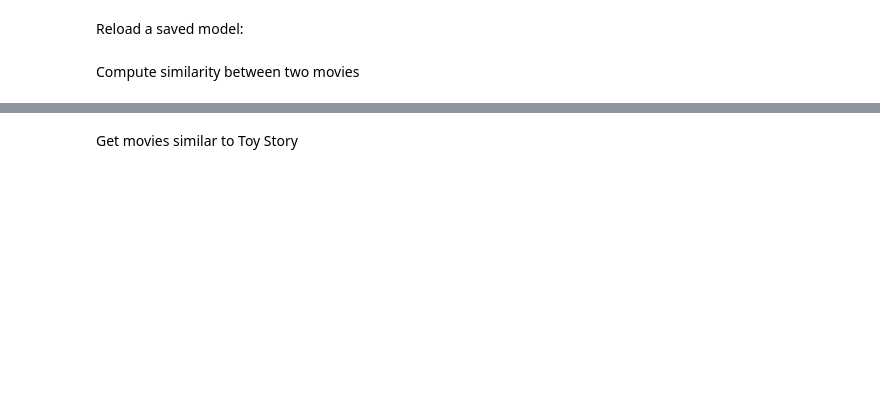
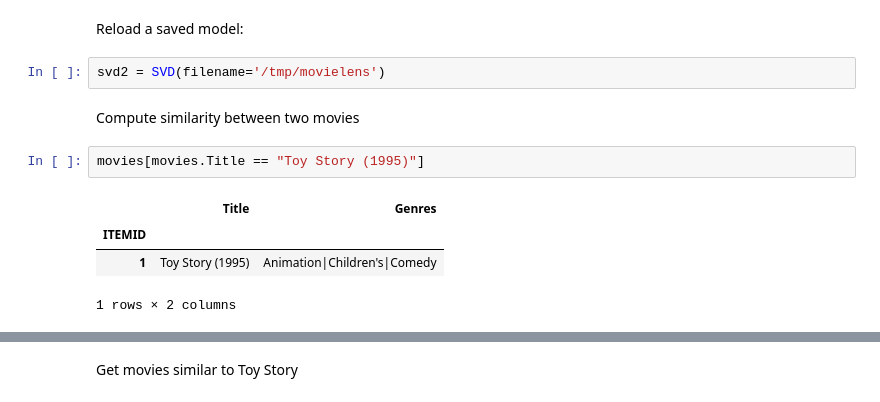
Before and after one commit to saryamane/DAT_SF_5, a Jupyter notebook: iPython notebooks/DAT5-lab11.ipynb, the cells around one changed output, grey strips where cells are left out. Cells and saved outputs as stored; diff of their text form; blank space fills up the shorter version.

```diff
--- a/iPython notebooks/DAT5-lab11.ipynb
+++ b/iPython notebooks/DAT5-lab11.ipynb
@@ -356,4 +410,13 @@ you can also save the output SVD model (in a zip file)
 # %% [markdown]
 Reload a saved model:
+# %%
+svd2 = SVD(filename='/tmp/movielens')
 # %% [markdown]
 Compute similarity between two movies
+# %%
+movies[movies.Title == "Toy Story (1995)"]
+# %% [output]
+|  | Title | Genres |
+| ITEMID |  |  |
+| 1 | Toy Story (1995) | Animation|Children's|Comedy |
+1 rows × 2 columns
```
Also changed, not shown: parts of 18 cells of this notebook, 15 other files.
